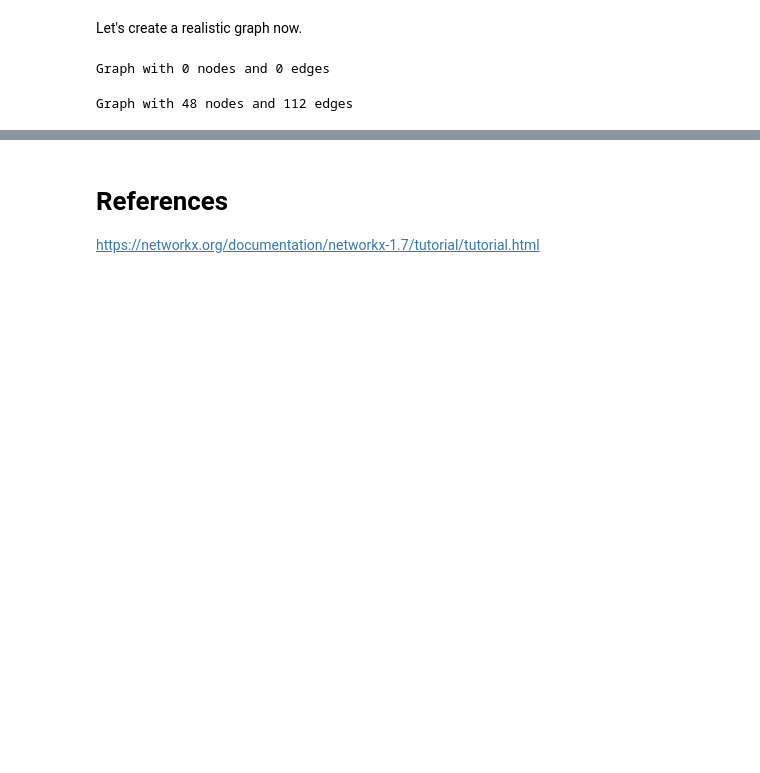
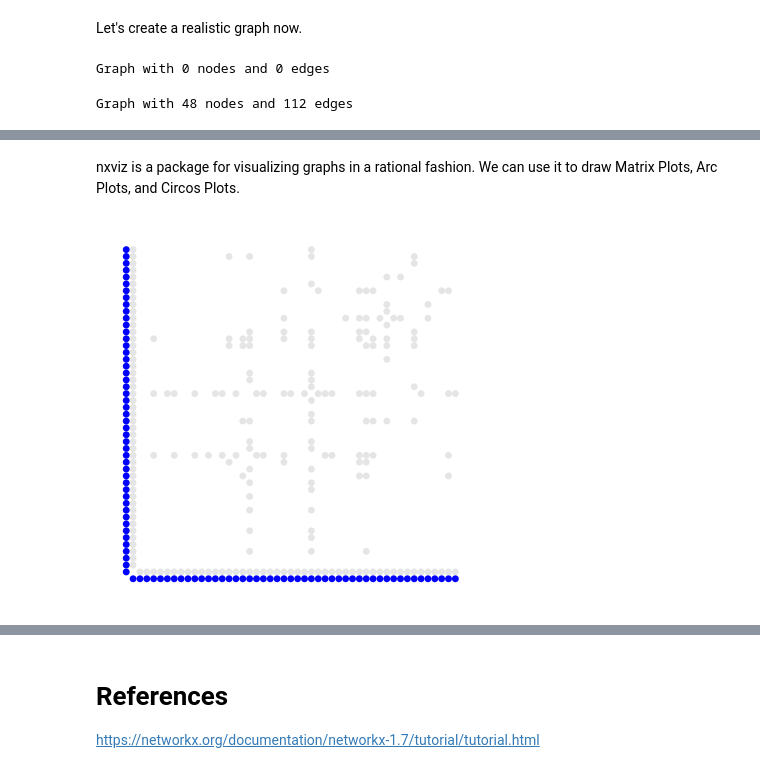
Before and after one commit to SankalpMehani/python-networkx-playground, a Jupyter notebook: NetworkX_Playground.ipynb, the cells around one changed output, grey strips where cells are left out. Saved outputs shown, nothing was run; the diff lists cells and outputs as text; code cells hidden in the pictures; blank space fills up the shorter version.

Commit message:
Add MatrixPlot, ArcPlot, and CircosPlot using nxviz

```diff
--- a/NetworkX_Playground.ipynb
+++ b/NetworkX_Playground.ipynb
@@ -125,0 +123,2 @@ dict_items([((1, 3), {}), ((1, 4), {}), ((1, 5), {}), ((1, 6), {}), ((1, 7), {})
+# %% [markdown]
+nxviz is a package for visualizing graphs in a rational fashion. We can use it to draw Matrix Plots, Arc Plots, and Circos Plots.
@@ -125,0 +127,11 @@ dict_items([((1, 3), {}), ((1, 4), {}), ((1, 5), {}), ((1, 6), {}), ((1, 7), {})
+# %%
+# Create a MatrixPlot object
+m = nv.MatrixPlot(G)
+
+# Draw m to the screen
+# m.draw()
+
+# Display the plot
+plt.show()
+# %% [output]
+[figure, added]
```
Also changed, not shown: parts of 7 cells of this notebook.
